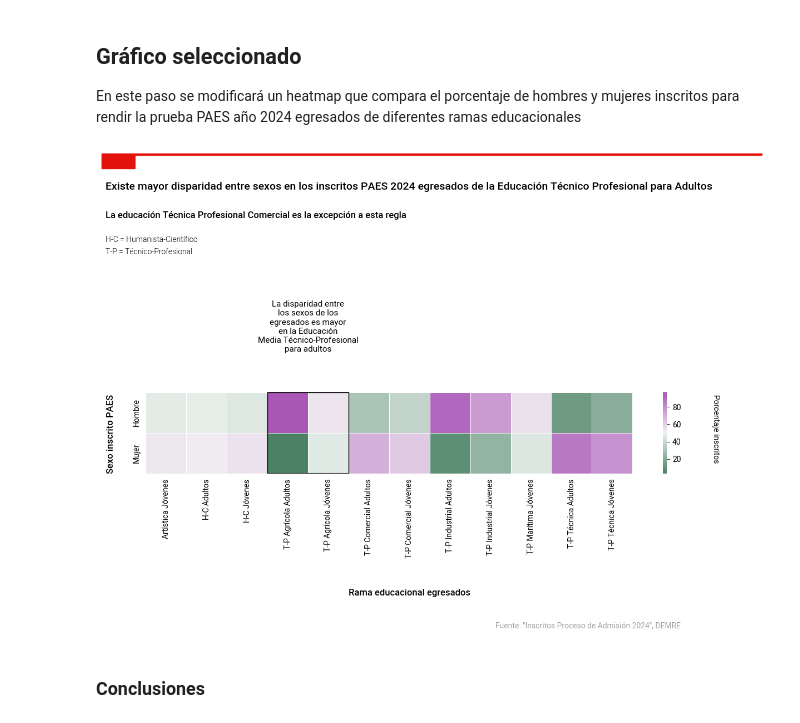
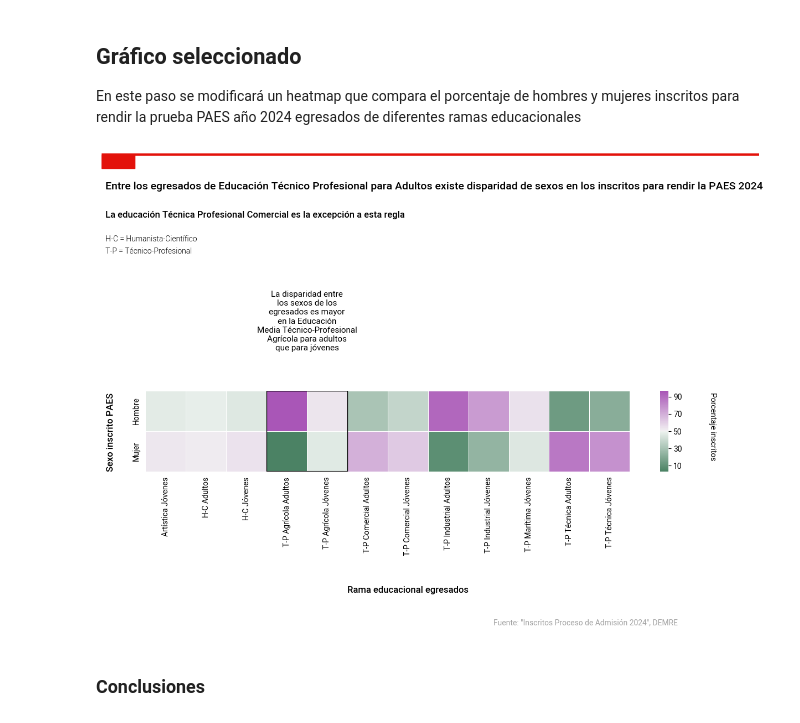
Before and after one commit to principioincertidumbre/dataviz, a Jupyter notebook: Tareas/Tarea3_SofiaVits.ipynb, the cells around one changed output. Drawn from its saved outputs; the diff is of its cells as text; code cells hidden in the pictures.

```diff
--- a/Tareas/Tarea3_SofiaVits.ipynb
+++ b/Tareas/Tarea3_SofiaVits.ipynb
@@ -474,10 +474,10 @@ fig, ax = plt.subplots(1,1, figsize=(12, 10))
 my_gradient = sns.diverging_palette(145, 300, s=60, as_cmap=True)
 
 sns.heatmap(df_rama_transposed, cmap = my_gradient, square=True, linewidths=0.5,
-            cbar_kws={'shrink': 0.15, 'location': 'right'})
+            cbar_kws={'shrink': 0.15, 'location': 'right', 'aspect': 10, 'ticks': [0, 10, 30, 50, 70, 90]})
 
 
-ax.text(-1, -5, "Existe mayor disparidad entre sexos en los inscritos PAES 2024 egresados de la Educación Técnico Profesional para Adultos",
+ax.text(-1, -5, "Entre los egresados de Educación Técnico Profesional para Adultos existe disparidad de sexos en los inscritos para rendir la PAES 2024",
         fontsize=14, fontweight=600, ha='left')
 
 ax.text(-1, -4.3, "La educación Técnica Profesional Comercial es la excepción a esta regla",
@@ -489,36 +489,36 @@ ax.xaxis.set_label_text("")
 ax.yaxis.set_label_text("")
 
 
 fig.add_artist(lines.Line2D([0.01, 1], [1, 1], lw=3, color='#e3120b', solid_capstyle="butt"))
 fig.add_artist(patches.Rectangle((0.01, 0.975), 0.05, 0.025, color='#e3120b'))
 
 source = 'Fuente: "Inscritos Proceso de Admisión 2024", DEMRE'
 fig.text(
     0.6, 0.15, source, color="#a2a2a2",
     fontsize=10, fontfamily="Roboto"
 )
 
 ax.axhline(1.99, 0.25, 0.416, color = 'black', linewidth=0.8 )
 ax.add_patch(Rectangle((3, 0), 2, 2, fill=None, alpha=1))
 
 ax.text(-1,-3.7, 'H-C = Humanista-Científico', fontsize=10, fontweight=300)
 ax.text(-1,-3.4, 'T-P = Técnico-Profesional', fontsize=10, fontweight=300)
 
-ax.text(4,-1, 'La disparidad entre\nlos sexos de los\negresados es mayor\nen la Educación\nMedia Técnico-Profesional\npara adultos', fontsize=11, fontweight=400,
+ax.text(4,-1, 'La disparidad entre\nlos sexos de los\negresados es mayor\nen la Educación\nMedia Técnico-Profesional\nAgrícola para adultos\nque para jóvenes', fontsize=11, fontweight=400,
         horizontalalignment='center',)
 
 ax.text(5, 5, "Rama educacional egresados",
         fontsize=12, fontweight=600, ha='left')
 
 
-plt.text(14, 0.05, 'Porcentaje inscritos', color = 'black', rotation = 90, rotation_mode = 'anchor', transform_rotates_text = True)
+plt.text(14, 0.04, 'Porcentaje inscritos', color = 'black', rotation = 90, rotation_mode = 'anchor', transform_rotates_text = True)
 
 plt.text(-0.8, 2, 'Sexo inscrito PAES', color = 'black', rotation = 270, rotation_mode = 'anchor', fontsize=12, fontweight=600, transform_rotates_text = True)
 
 
 plt.show()
 # %% [output]
-[figure, old version]
+[figure, new version]
 # %% [markdown]
 ### Conclusiones
 # %% [markdown]
```
Also changed, not shown: parts of 1 cell of this notebook.
